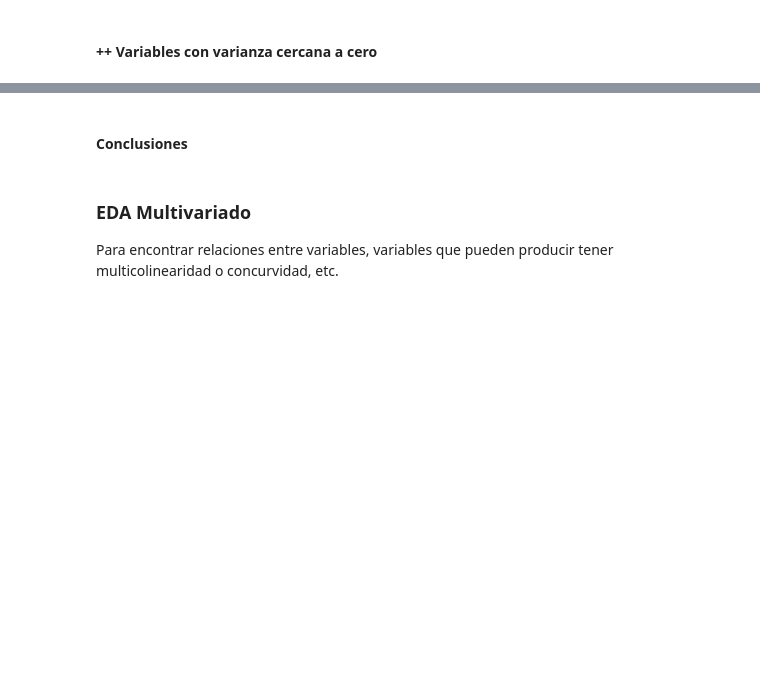
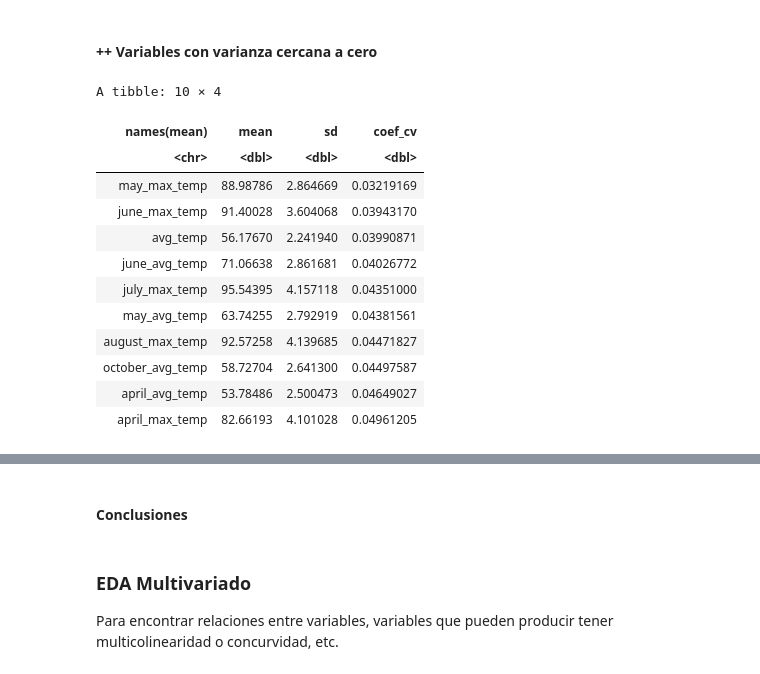
Before and after one commit to nestormontano/PrDS_2023_01_WIDS_Prediccion_Energia, a Jupyter notebook: Scripts/WIDS2022_Prediccion_Energia__EDA_r_ipynb.ipynb, the cells around one changed output, grey strips where cells are left out. Drawn from its saved outputs; the diff is of its cells as text; code cells hidden in the pictures; blank space fills up the shorter version.

```diff
--- a/Scripts/WIDS2022_Prediccion_Energia__EDA_r_ipynb.ipynb
+++ b/Scripts/WIDS2022_Prediccion_Energia__EDA_r_ipynb.ipynb
@@ -119,2 +168,23 @@ datos %>% ggplot(aes(heating_degree_days)) + geom_step(stat ="ecdf" )
 # %% [markdown]
 #### ++ Variables con varianza cercana a cero
+# %%
+mean= as_vector(datos %>% select_if(is.numeric) %>% select(!NACols) %>% apply(2, mean))
+sd= as_vector(datos %>% select_if(is.numeric) %>% select(!NACols) %>% apply(2, sd))
+
+transition_df <- tibble(names(mean), mean, sd)
+
+transition_df %>% mutate(coef_cv= sd/mean) %>% filter(coef_cv<0.05) %>% arrange(coef_cv)
+# %% [output]
+A tibble: 10 × 4
+| names(mean) | mean | sd | coef_cv |
+| <chr> | <dbl> | <dbl> | <dbl> |
+| may_max_temp | 88.98786 | 2.864669 | 0.03219169 |
+| june_max_temp | 91.40028 | 3.604068 | 0.03943170 |
+| avg_temp | 56.17670 | 2.241940 | 0.03990871 |
+| june_avg_temp | 71.06638 | 2.861681 | 0.04026772 |
+| july_max_temp | 95.54395 | 4.157118 | 0.04351000 |
+| may_avg_temp | 63.74255 | 2.792919 | 0.04381561 |
+| august_max_temp | 92.57258 | 4.139685 | 0.04471827 |
+| october_avg_temp | 58.72704 | 2.641300 | 0.04497587 |
+| april_avg_temp | 53.78486 | 2.500473 | 0.04649027 |
+| april_max_temp | 82.66193 | 4.101028 | 0.04961205 |
```
Also changed, not shown: parts of 3 cells of this notebook.
